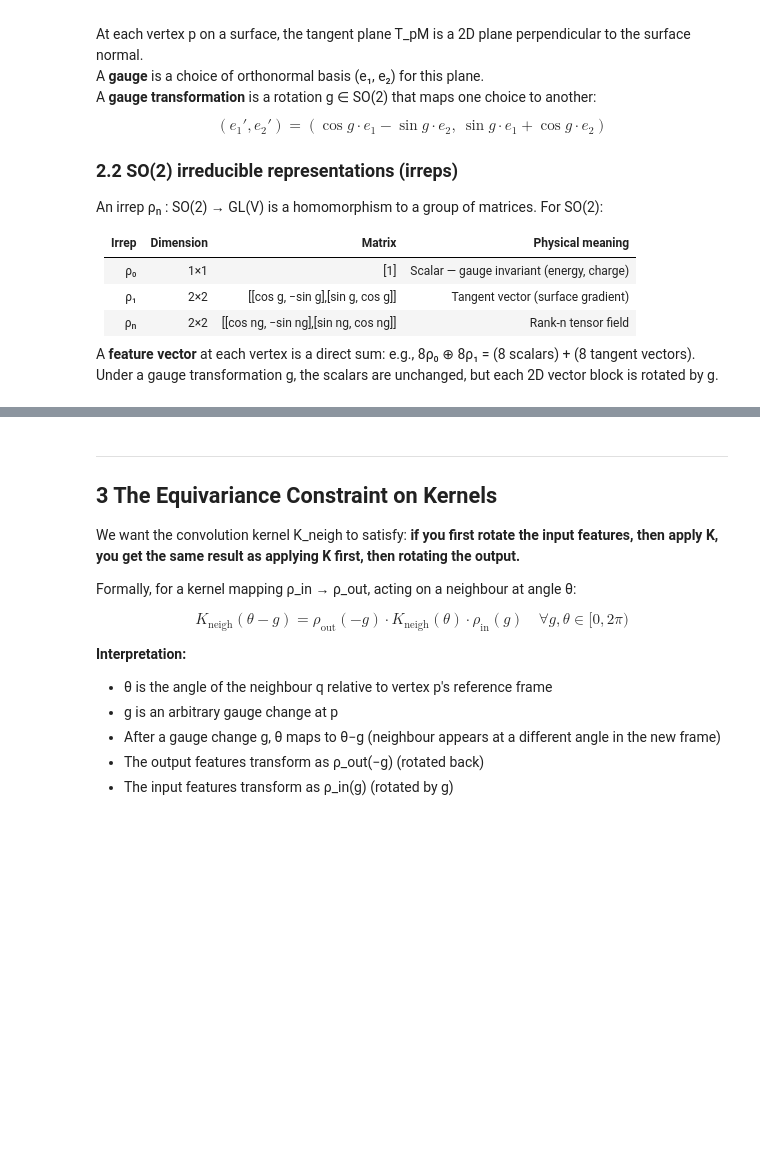
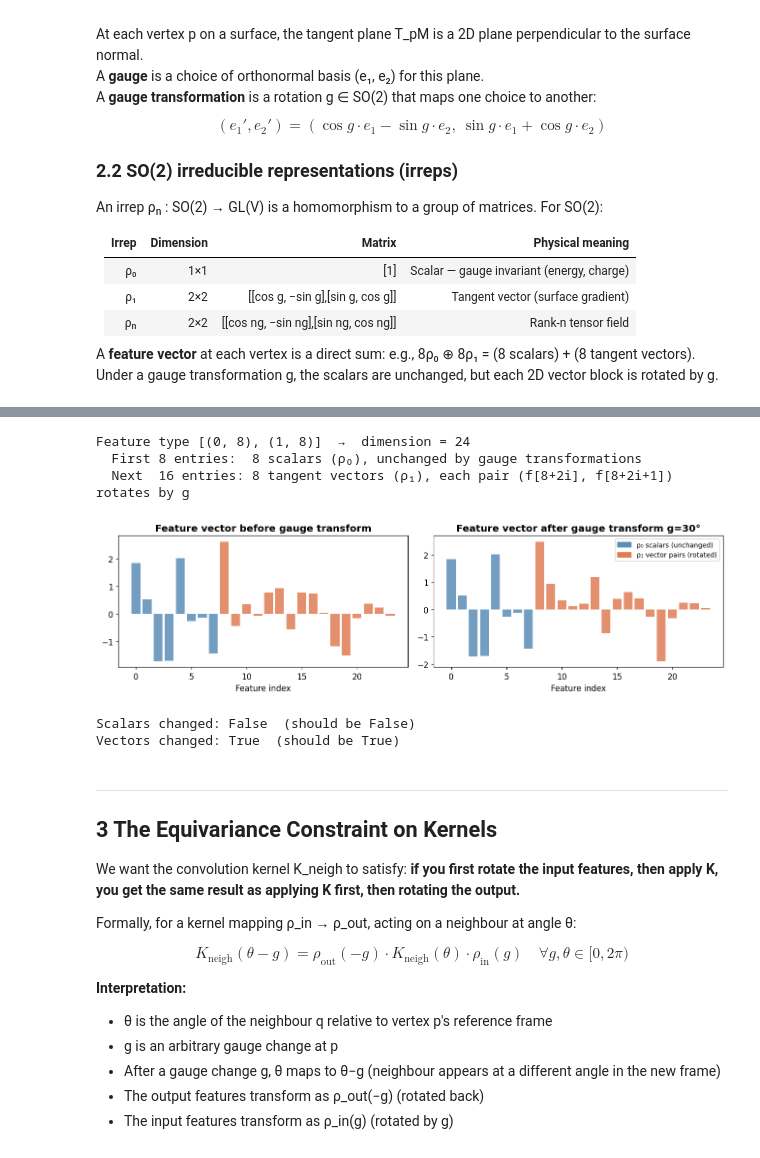
Before and after one commit to aumrawal/Drug_Target_GDL-TDA, a Jupyter notebook: notebooks/02_GDL_GEM_gauge_theory.ipynb, the cells around one changed output, grey strips where cells are left out. Cells and saved outputs as stored; diff of their text form; code cells hidden in the pictures; blank space fills up the shorter version.

```diff
--- a/notebooks/02_GDL_GEM_gauge_theory.ipynb
+++ b/notebooks/02_GDL_GEM_gauge_theory.ipynb
@@ -160,37 +170,44 @@ print(f'  Next  16 entries: 8 tangent vectors (ρ₁), each pair (f[8+2i], f[8+2
 # Create a random feature vector and apply gauge transform g = 30°
 torch.manual_seed(5)
 f = torch.randn(dim)
-g = torch.tensor(np.radians(30.0))
+g = torch.tensor(np.radians(30.0), dtype=torch.float32)
 
 f_transformed = f.clone()
 offset = 8  # skip scalars
-R = rho(1, g)
+R = rho(1, g).float()
 for i in range(8):  # 8 ρ₁ channels
     v = f[offset + 2*i : offset + 2*i + 2].unsqueeze(-1)
     f_transformed[offset + 2*i : offset + 2*i + 2] = (R @ v).squeeze(-1)
 
 fig, axes = plt.subplots(1, 2, figsize=(12, 3.5))
 x = np.arange(dim)
 colors = ['#5b8db8']*8 + ['#e07b54', '#e07b54']*8
 axes[0].bar(x, f.numpy(), color=colors, alpha=0.85)
 axes[0].set_title('Feature vector before gauge transform', fontweight='bold')
 axes[0].set_xlabel('Feature index')
 
 axes[1].bar(x, f_transformed.numpy(), color=colors, alpha=0.85)
 axes[1].set_title(f'Feature vector after gauge transform g=30°', fontweight='bold')
 axes[1].set_xlabel('Feature index')
 
 blue_patch  = mpatches.Patch(color='#5b8db8', label='ρ₀ scalars (unchanged)')
 orange_patch = mpatches.Patch(color='#e07b54', label='ρ₁ vector pairs (rotated)')
 axes[1].legend(handles=[blue_patch, orange_patch], fontsize=9)
 
 plt.tight_layout()
 plt.show()
 
 scalar_changed = not np.allclose(f[:8].numpy(), f_transformed[:8].numpy())
 vector_changed = not np.allclose(f[8:].numpy(), f_transformed[8:].numpy())
 print(f'Scalars changed: {scalar_changed}  (should be False)')
 print(f'Vectors changed: {vector_changed}  (should be True)')
+# %% [output]
+Feature type [(0, 8), (1, 8)]  →  dimension = 24
+  First 8 entries:  8 scalars (ρ₀), unchanged by gauge transformations
+  Next  16 entries: 8 tangent vectors (ρ₁), each pair (f[8+2i], f[8+2i+1]) rotates by g
+[figure, added]
+Scalars changed: False  (should be False)
+Vectors changed: True  (should be True)
 # %% [markdown]
 ---
 ## 3  The Equivariance Constraint on Kernels
```
Also changed, not shown: parts of 4 cells of this notebook, 10 other files.
